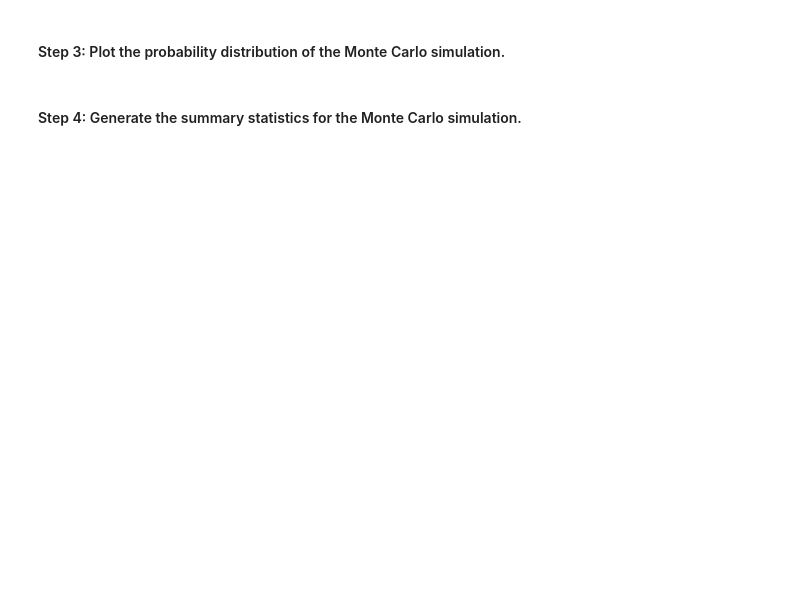
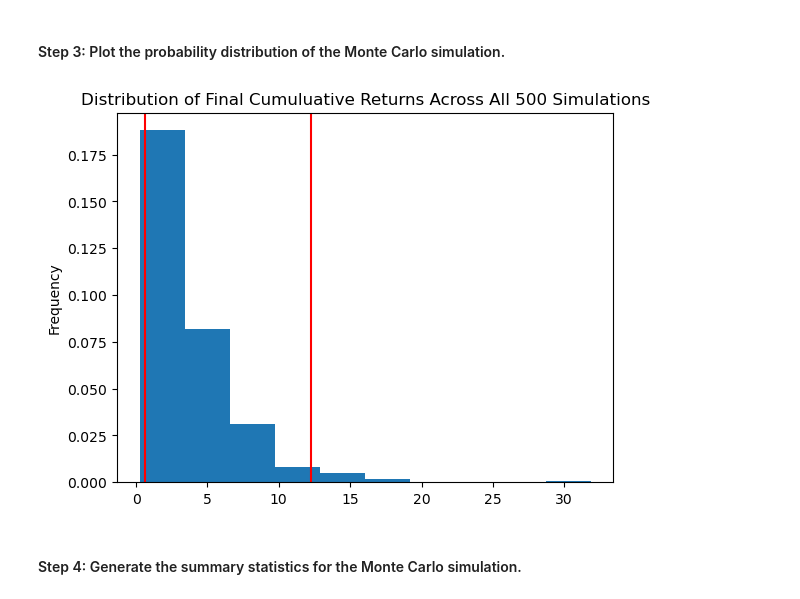
Before and after one commit to jeffreycrabill/challenge5, a Jupyter notebook: financial_planning_tools.ipynb, the cells around one changed output. Saved outputs shown, nothing was run; the diff lists cells and outputs as text; code cells hidden in the pictures; blank space fills up the shorter version.

```diff
--- a/financial_planning_tools.ipynb
+++ b/financial_planning_tools.ipynb
@@ -434,7 +547,9 @@ In this section, you’ll use the MCForecastTools library to create a Monte Carl
 # %%
 # Visualize the probability distribution of the 30-year Monte Carlo simulation
 # by plotting a histogram
-# YOUR CODE HERE
+stock_distribution = MC_stock_weight.plot_distribution()
+# %% [output]
+[figure, added]
 # %% [markdown]
 #### Step 4: Generate the summary statistics for the Monte Carlo simulation.
 # %%
```
Also changed, not shown: parts of 31 cells of this notebook.
